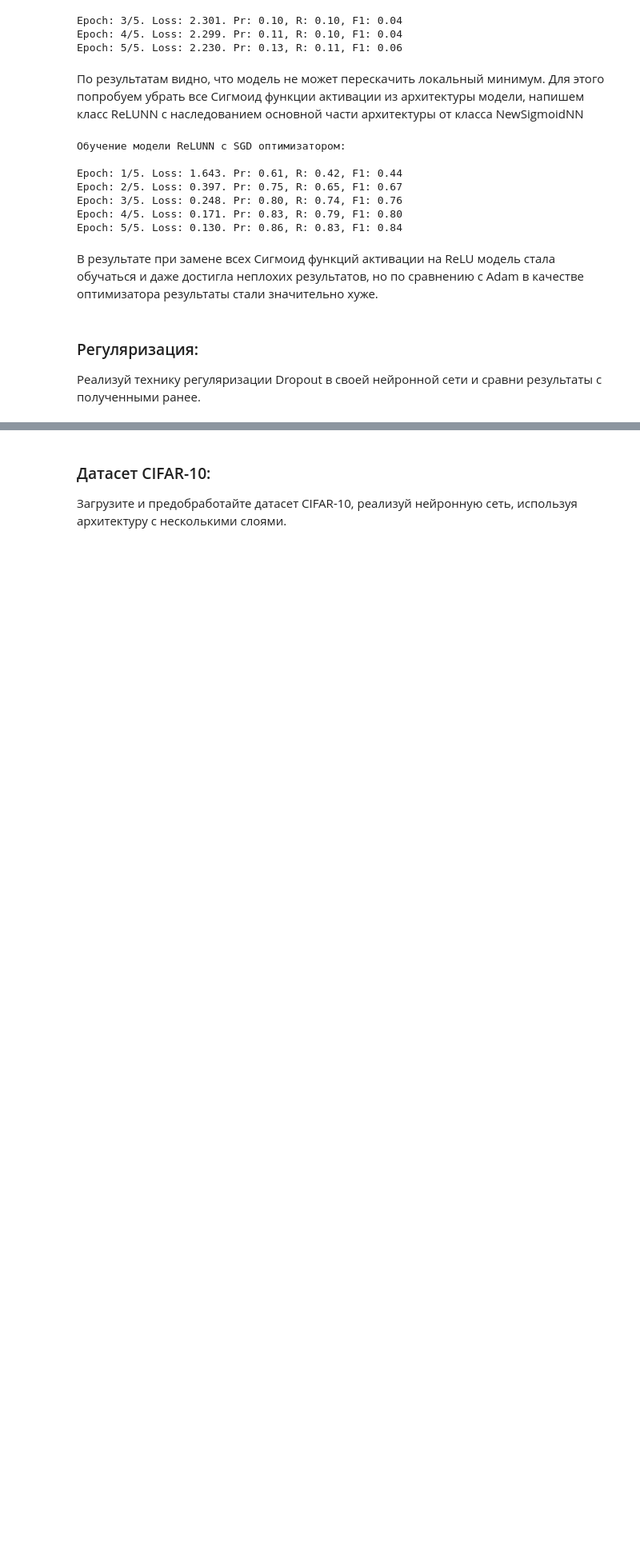
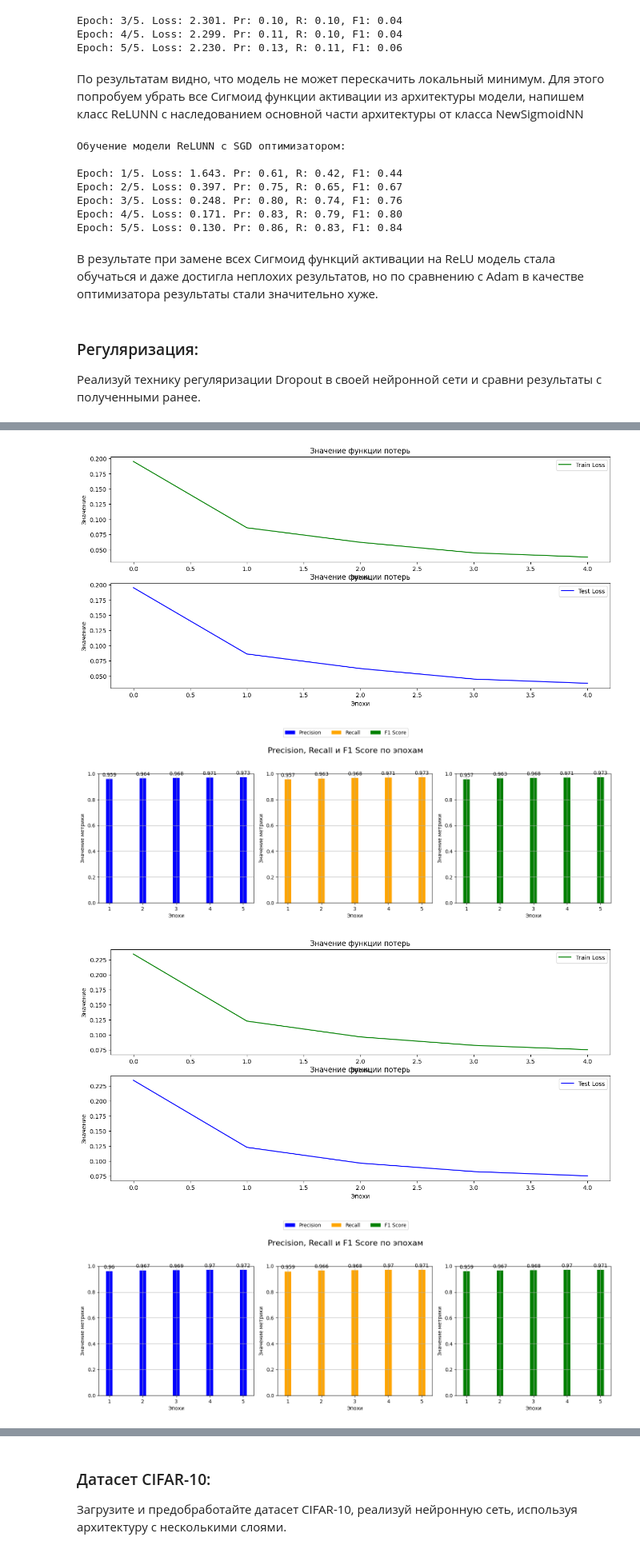
Before and after one commit to makea2018/Pytorch-Learning, a Jupyter notebook: notebooks/module_2.ipynb, the cells around one changed output, grey strips where cells are left out. Shown: that part at 80% size. Saved outputs shown, nothing was run; the diff lists cells and outputs as text; code cells hidden in the pictures; blank space fills up the shorter version.

```diff
--- a/notebooks/module_2.ipynb
+++ b/notebooks/module_2.ipynb
@@ -578,0 +686,31 @@ Epoch: 5/5. Loss: 0.130. Pr: 0.86, R: 0.83, F1: 0.84
+# %%
+# Без DropOut
+model1 = NNwithoutDropOut(10)
+
+# С DropOut
+model2 = NNwithDropOut(10)
+
+# Обучение моделей
+print("Обучение модели NNwithoutDropOut:\n")
+model1_optimizer = torch.optim.Adam(model1.parameters())
+model1_criterion = nn.CrossEntropyLoss()
+model1_results = train_nn(
+    model1,
+    train_dataloader,
+    test_dataloader,
+    model1_optimizer,
+    model1_criterion
+)
+
+
+print("=" * 100 + "\n")
+print("Обучение модели NNwithDropOut:\n")
+model2_optimizer = torch.optim.Adam(model2.parameters())
+model2_criterion = nn.CrossEntropyLoss()
+model2_results = train_nn(
+    model2,
+    train_dataloader,
+    test_dataloader,
+    model2_optimizer,
+    model2_criterion
+)
@@ -578,0 +734,13 @@ Epoch: 5/5. Loss: 0.130. Pr: 0.86, R: 0.83, F1: 0.84
+# %%
+# Визуализация функции потерь и метрик
+
+# Метрики NNwithoutDropOut
+plot_results(model1_results)
+
+# Метрики NNwithDropOut
+plot_results(model2_results)
+# %% [output]
+[figure, added]
+[figure, added]
+[figure, added]
+[figure, added]
```
Also changed, not shown: parts of 33 cells of this notebook.
